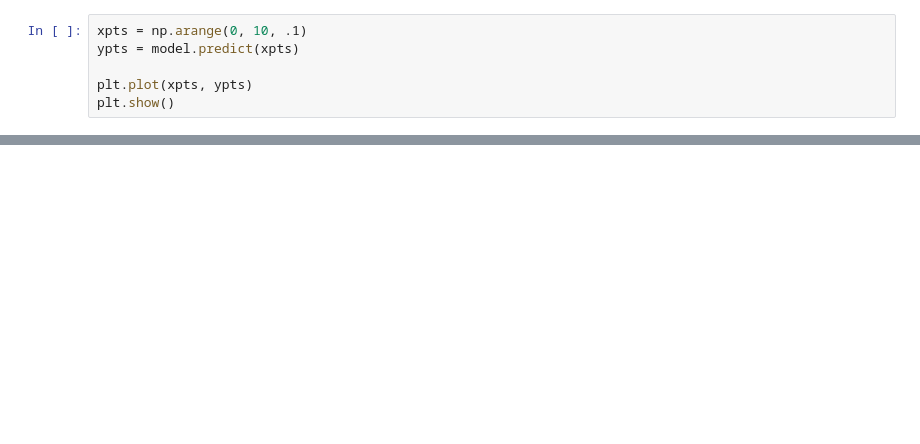
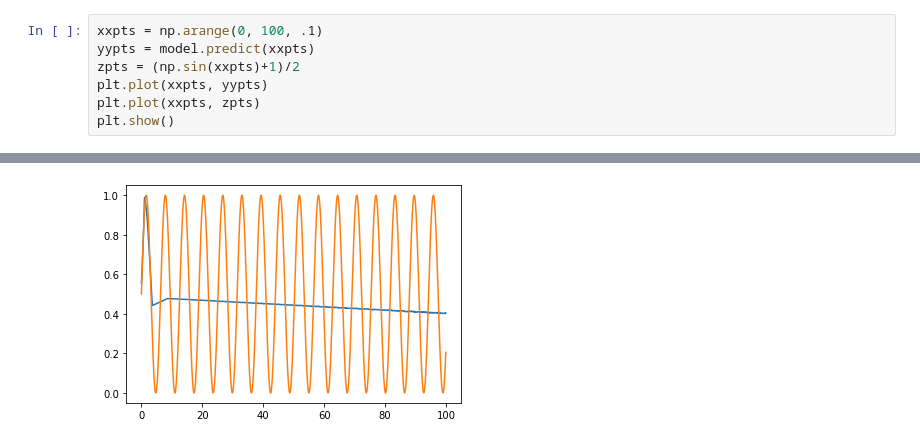
Before and after one commit to Kapoorlabs-paris/goodplacedeeplearning, a Jupyter notebook: LearnSine/learn_sine.ipynb, the cells around one changed output, grey strips where cells are left out. Drawn from its saved outputs; the diff is of its cells as text; blank space fills up the shorter version.

```diff
--- a/LearnSine/learn_sine.ipynb
+++ b/LearnSine/learn_sine.ipynb
@@ -65,6 +66,8 @@ dict_keys(['loss', 'mae', 'val_loss', 'val_mae'])
 # %%
-xpts = np.arange(0, 10, .1)
-ypts = model.predict(xpts)
-
-plt.plot(xpts, ypts)
+xxpts = np.arange(0, 100, .1)
+yypts = model.predict(xxpts)
+zpts = (np.sin(xxpts)+1)/2
+plt.plot(xxpts, yypts)
+plt.plot(xxpts, zpts)
 plt.show()
+# %% [output]
@@ -70,0 +75 @@ plt.show()
+[figure, added]
```
Also changed, not shown: parts of 4 cells of this notebook.
